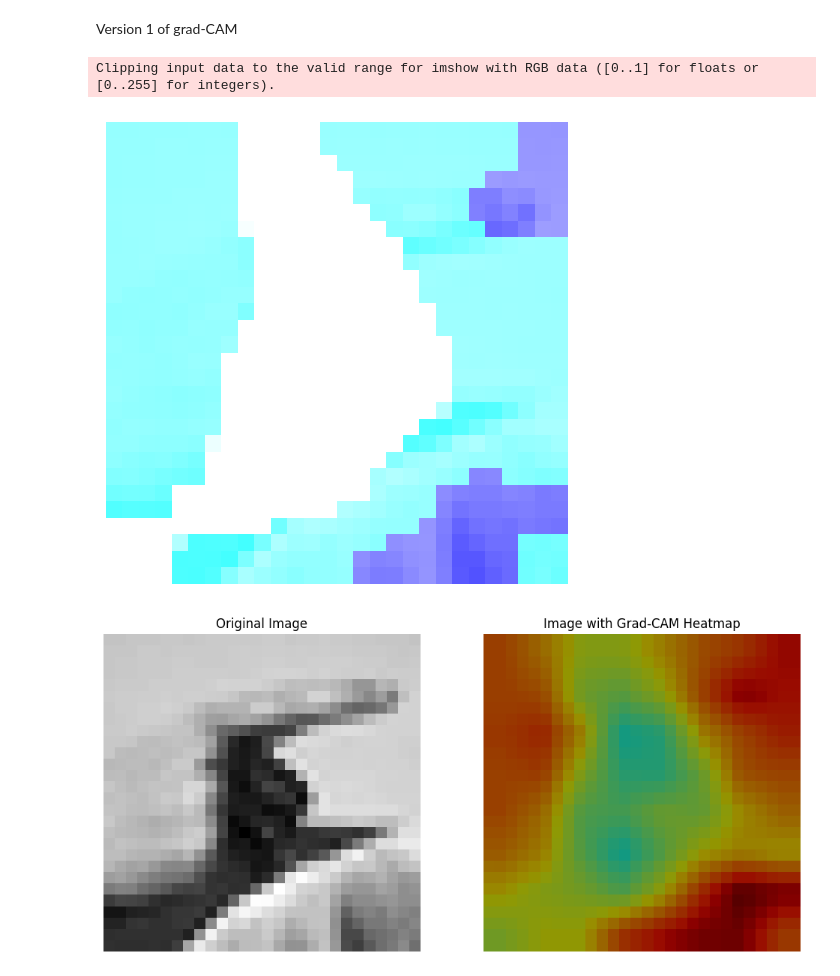
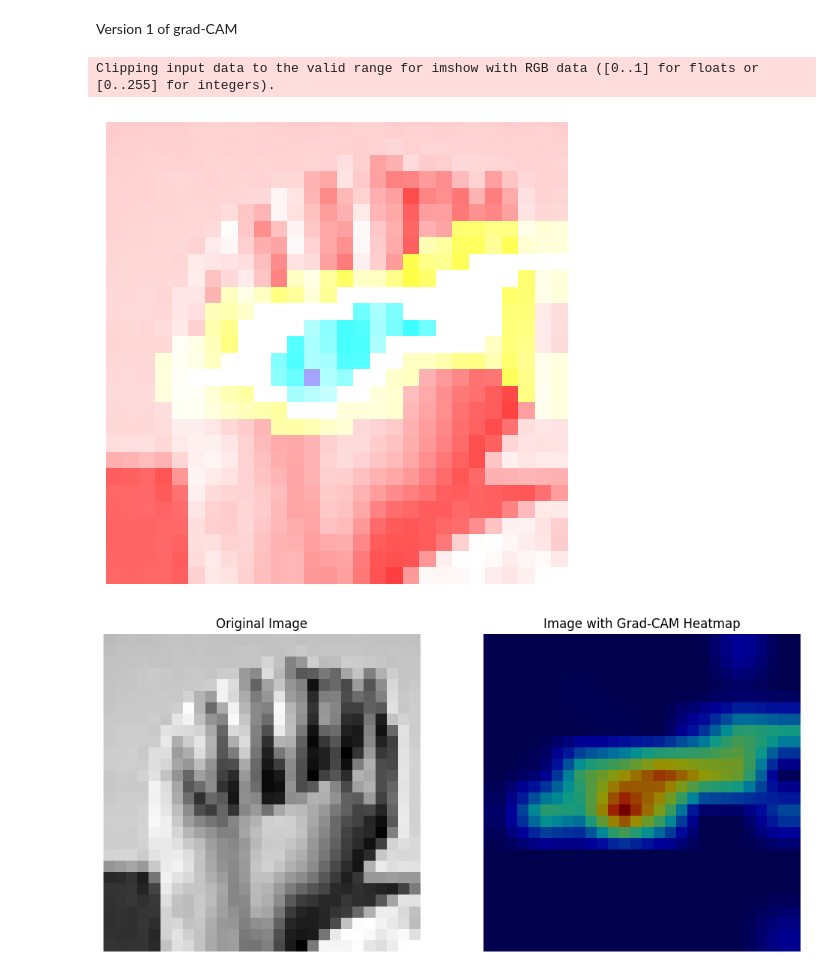
Before and after one commit to anthonyivanier/Advanced_ML_project, a Jupyter notebook: CNN_train.ipynb, the cells around one changed output. Drawn from its saved outputs; the diff is of its cells as text; code cells hidden in the pictures.

```diff
--- a/CNN_train.ipynb
+++ b/CNN_train.ipynb
@@ -110,16 +110,6 @@ X_test=X_test/255
 
 
 
-''' more complexe data augmentation
-train_datagen = ImageDataGenerator(rescale = 1./255,
-                                  rotation_range = 0,
-                                  height_shift_range=0.2,
-                                  width_shift_range=0.2,
-                                  shear_range=0,
-                                  zoom_range=0.2,
-                                  horizontal_flip=True,
-                                  fill_mode='nearest')
-
-X_test=X_test/255
+''' more complexe data augmentation ?
 '''
 # %% [output]
@@ -202,9 +192,3 @@ Total params: 215800 (842.97 KB)
 Trainable params: 215800 (842.97 KB)
 Non-trainable params: 0 (0.00 Byte)
 _________________________________________________________________
-# %%
-'''model.fit(train_datagen.flow(X_train,y_train,batch_size=200),
-         epochs = 35,
-          validation_data=(X_test,y_test),
-          shuffle=1
-         )'''
@@ -277,7 +242,7 @@ Epoch 35/35
 # %%
-# Smaller model for testing, to change to 35 for final model
+#
 model.fit(train_datagen.flow(X_train,y_train,batch_size=200),
-         epochs = 10,
+         epochs = 35,
           validation_data=(X_test,y_test),
           shuffle=1
          )
@@ -388,7 +347,7 @@ def preprocess_image(image):
     #
     return image
 
-img = X_test[0]
+img = X_test[3]
 img_processed = preprocess_image(img)
 
 #  model that outputs the final conv layer and the original model's output
@@ -403,34 +362,34 @@ with tf.GradientTape() as tape:
 
 # Capture the gradient with respect to the output of the last conv layer
 output = conv_outputs[0]
 grads = tape.gradient(loss, conv_outputs)[0]
 
 # Weight the channels by the corresponding gradients
 weights = tf.reduce_mean(grads, axis=(0, 1))
 
 
 heatmap = np.dot(output, weights)
 heatmap = np.maximum(heatmap, 0)
 heatmap /= np.max(heatmap)
 
 # Resize heatmap
 heatmap = cv2.resize(heatmap, (img.shape[1], img.shape[0]))
 
 # Convert heatmap to RGB
 heatmap = np.uint8(255 * heatmap)
 heatmap = cv2.applyColorMap(heatmap, cv2.COLORMAP_JET)
 
 # Superimpose the heatmap on original image
 superimposed_img = heatmap * 0.4 + img
 
 # Display the image
 plt.figure(figsize=(6, 6))
 plt.imshow(superimposed_img)
 plt.axis('off')
 plt.show()
 # %% [output]
 Clipping input data to the valid range for imshow with RGB data ([0..1] for floats or [0..255] for integers).
-[figure, old version]
+[figure, new version]
 # %%
 import matplotlib.cm as cm
 
@@ -439,7 +398,7 @@ def preprocess_image(image):
     return image
 
 
-img = X_test[0]
+img = X_test[3]
 img_processed = preprocess_image(img)
 
 
@@ -501,4 +460,4 @@ plt.axis('off')
 
 plt.show()
 # %% [output]
-[figure, old version]
+[figure, new version]
```
Also changed, not shown: parts of 9 cells of this notebook.
